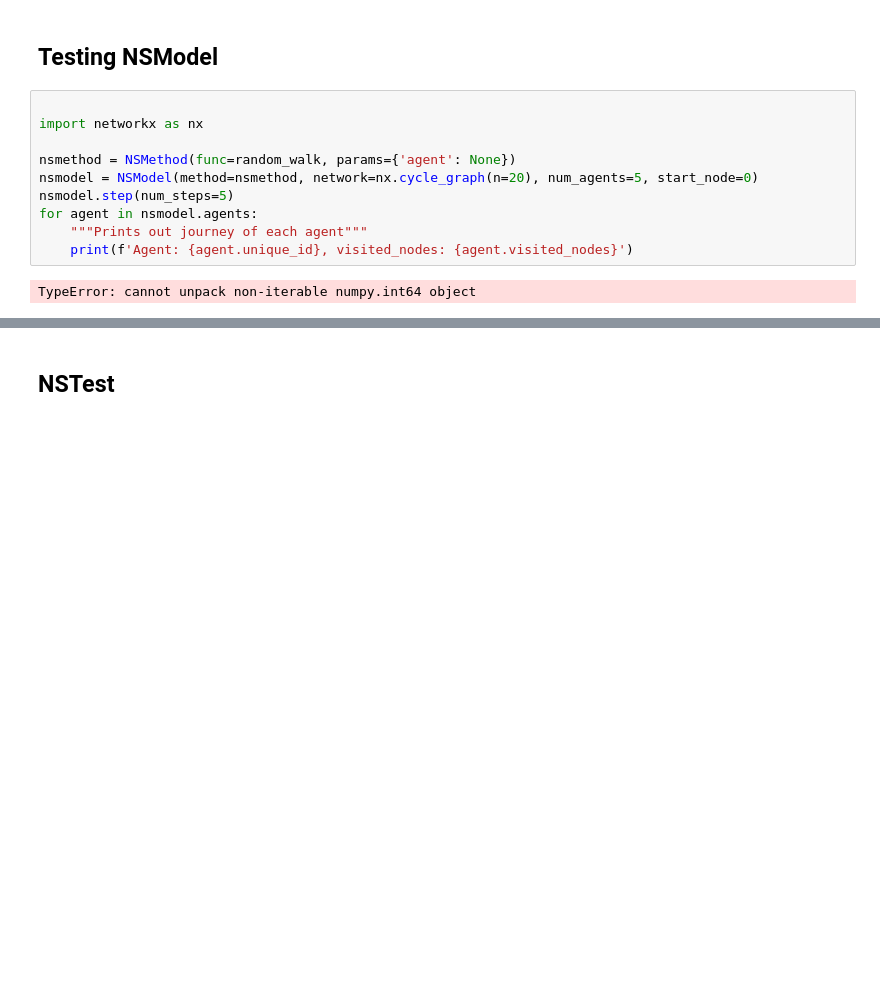
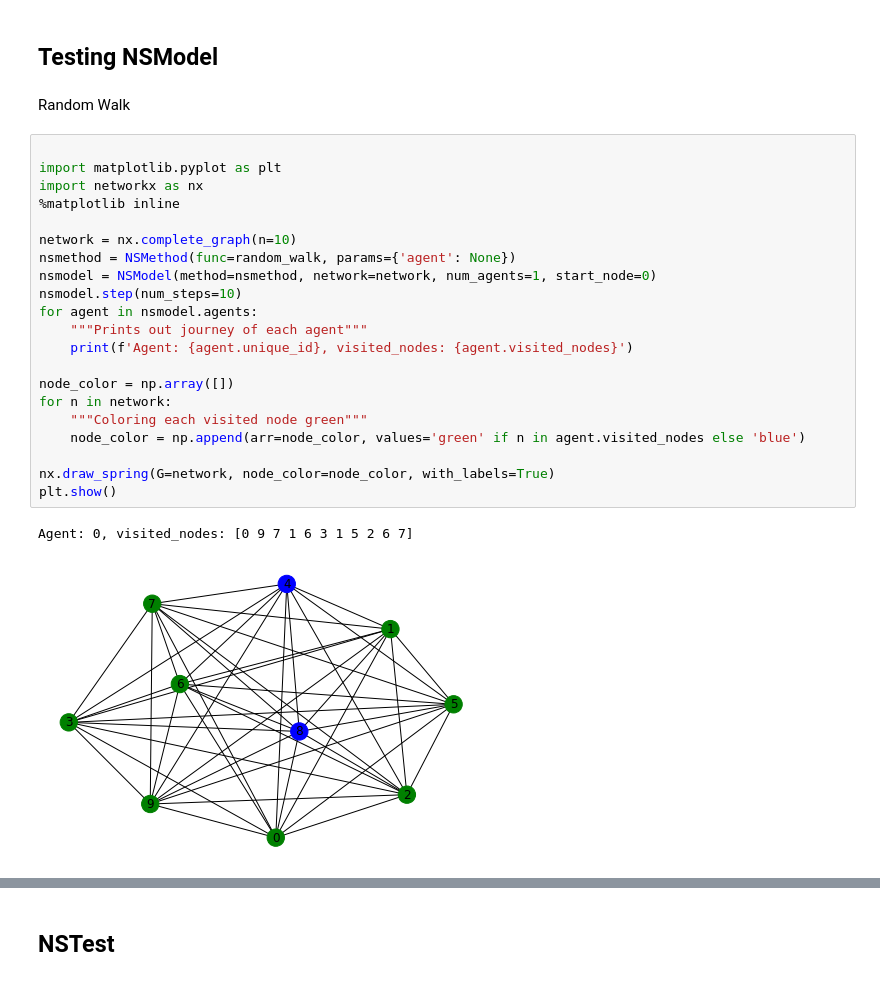
Before and after one commit to Fennec2000GH/Caterpillar-Quota-Walk-Sampling, a Jupyter notebook: src/Week 6/Network Sampling Methods Using ABM.ipynb, the cells around one changed output, grey strips where cells are left out. Saved outputs shown, nothing was run; the diff lists cells and outputs as text; blank space fills up the shorter version.

Commit message:
completed tests for three netowrk sampling methods

```diff
--- a/src/Week 6/Network Sampling Methods Using ABM.ipynb
+++ b/src/Week 6/Network Sampling Methods Using ABM.ipynb
@@ -382,14 +426,28 @@ class NSModel(Model):
 # %% [markdown]
 ## Testing NSModel
+# %% [markdown]
+Random Walk
 # %%
 
+import matplotlib.pyplot as plt
 import networkx as nx
+%matplotlib inline
 
+network = nx.complete_graph(n=10)
 nsmethod = NSMethod(func=random_walk, params={'agent': None})
-nsmodel = NSModel(method=nsmethod, network=nx.cycle_graph(n=20), num_agents=5, start_node=0)
-nsmodel.step(num_steps=5)
+nsmodel = NSModel(method=nsmethod, network=network, num_agents=1, start_node=0)
+nsmodel.step(num_steps=10)
 for agent in nsmodel.agents:
     """Prints out journey of each agent"""
     print(f'Agent: {agent.unique_id}, visited_nodes: {agent.visited_nodes}')
+
+node_color = np.array([])
+for n in network:
+    """Coloring each visited node green"""
+    node_color = np.append(arr=node_color, values='green' if n in agent.visited_nodes else 'blue')
+
+nx.draw_spring(G=network, node_color=node_color, with_labels=True)
+plt.show()
 # %% [output]
-TypeError: cannot unpack non-iterable numpy.int64 object
+Agent: 0, visited_nodes: [0 9 7 1 6 3 1 5 2 6 7]
+[figure, added]
```
Also changed, not shown: parts of 9 cells of this notebook.
